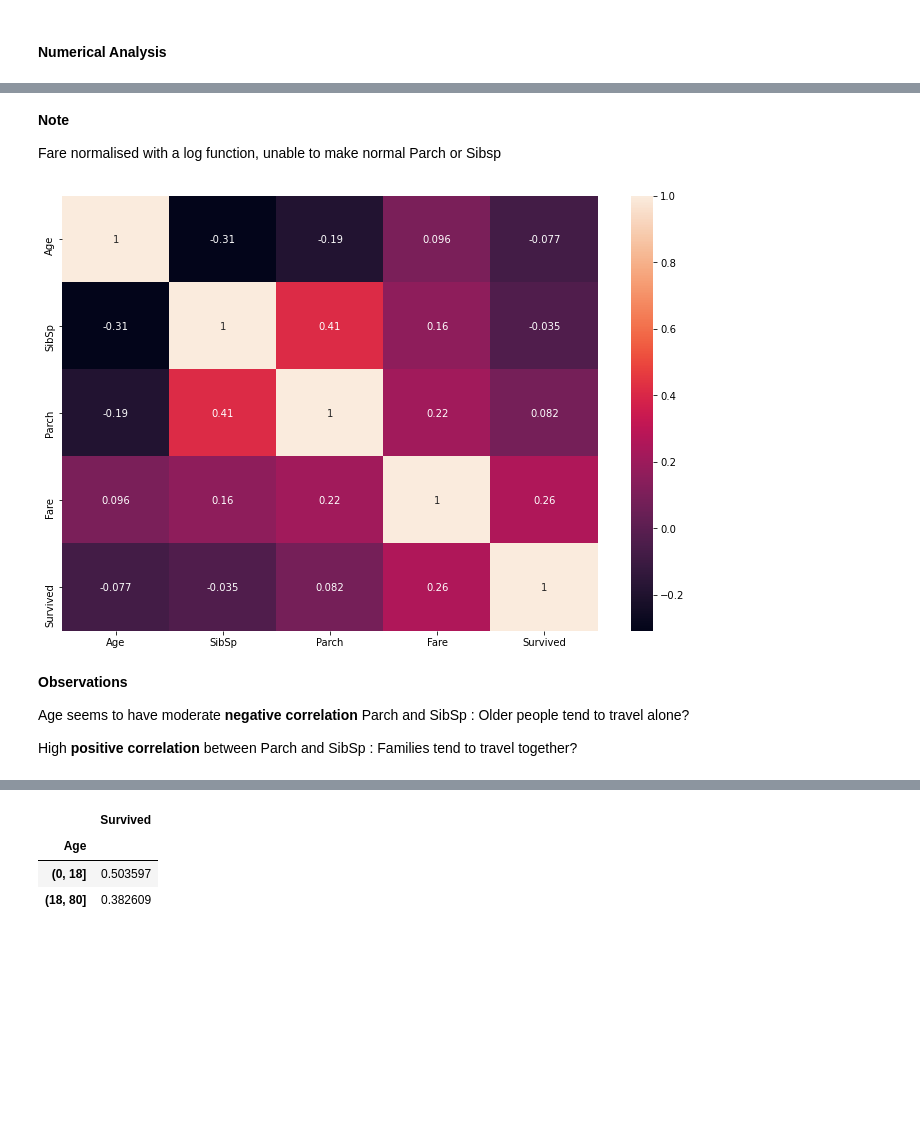
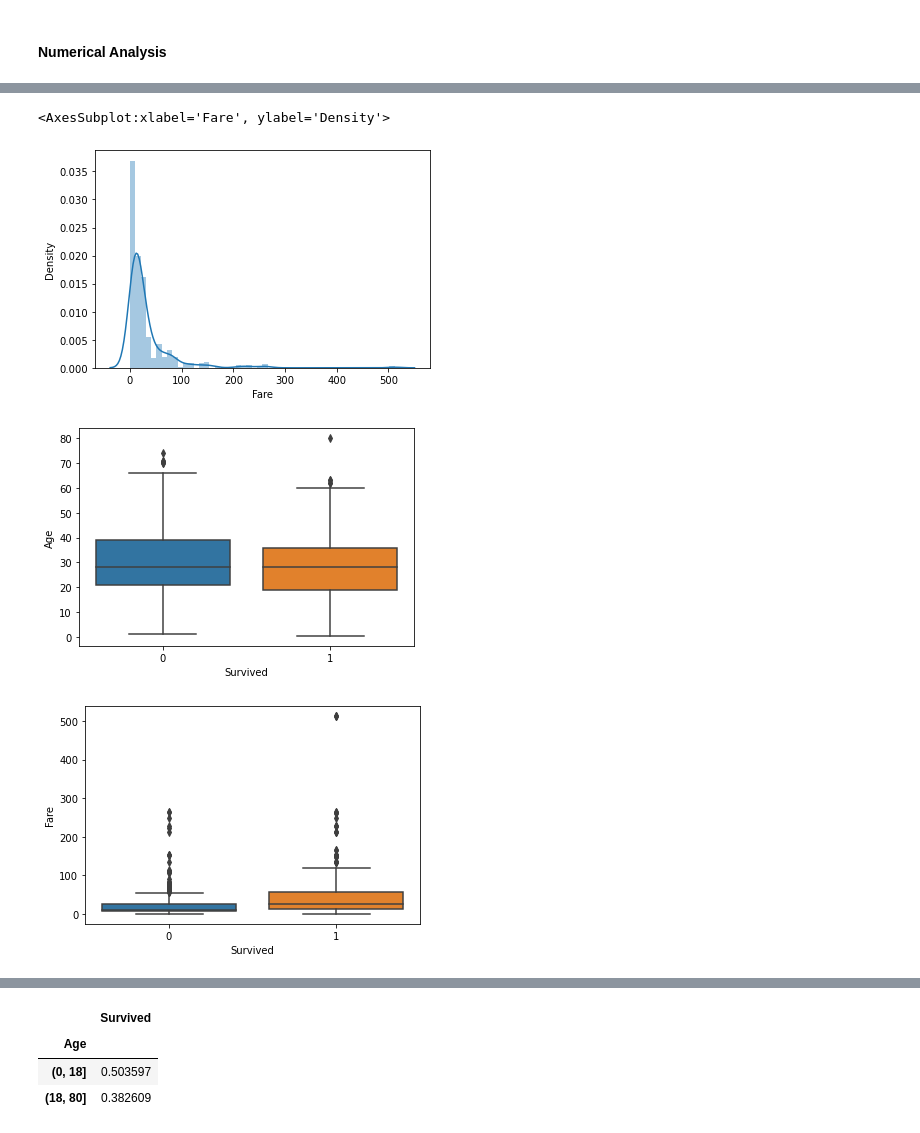
Before and after one commit to rx229/Projects, a Jupyter notebook: Titanic/TitanicMisc.ipynb, the cells around one changed output, grey strips where cells are left out. Saved outputs shown, nothing was run; the diff lists cells and outputs as text; code cells hidden in the pictures; blank space fills up the shorter version.

```diff
--- a/Titanic/TitanicMisc.ipynb
+++ b/Titanic/TitanicMisc.ipynb
@@ -216,15 +80,0 @@ From the histograms we can observe both Parch, SibSp and Fare are heavily **righ
-# %%
-train_data['Sibsp_log'] = np.log(train_data.SibSp+1)
-plt.hist(train_data['Sibsp_log'])
-plt.title('Sibsp_log')
-plt.show()
-
-train_data['Parch_log'] = np.log(train_data.Parch+1)
-plt.hist(train_data['Parch_log'])
-plt.title('Parch_log')
-plt.show()
-
-train_data['Fare_log'] = np.log(train_data.Fare+1)
-plt.hist(train_data['Fare_log'])
-plt.title('Fare_log')
-plt.show()
@@ -235,19 +81,12 @@ plt.show()
-# %% [markdown]
-**Note**
-
-Fare normalised with a log function, unable to make normal Parch or Sibsp
-# %%
-#add survival to list
-numerical.append('Survived')
-
-plt.subplots(figsize=(12,8))
-sns.heatmap(train_data[numerical].corr(), annot=True)
-plt.show()
-# %% [output]
-[figure, removed]
-# %% [markdown]
-**Observations**
-
-Age seems to have moderate **negative correlation** Parch and SibSp : Older people tend to travel alone?
-
-High **positive correlation** between Parch and SibSp : Families tend to travel together?
+# %%
+sns.distplot(train_data[i].dropna())
+# %% [output]
+<AxesSubplot:xlabel='Fare', ylabel='Density'>
+[figure, added]
+# %%
+for i in continous_feat:
+    sns.boxplot('Survived',i,data=train_data)
+    plt.show()
+# %% [output]
+[figure, added]
+[figure, added]
```
Also changed, not shown: parts of 62 cells of this notebook, 1 other file.
